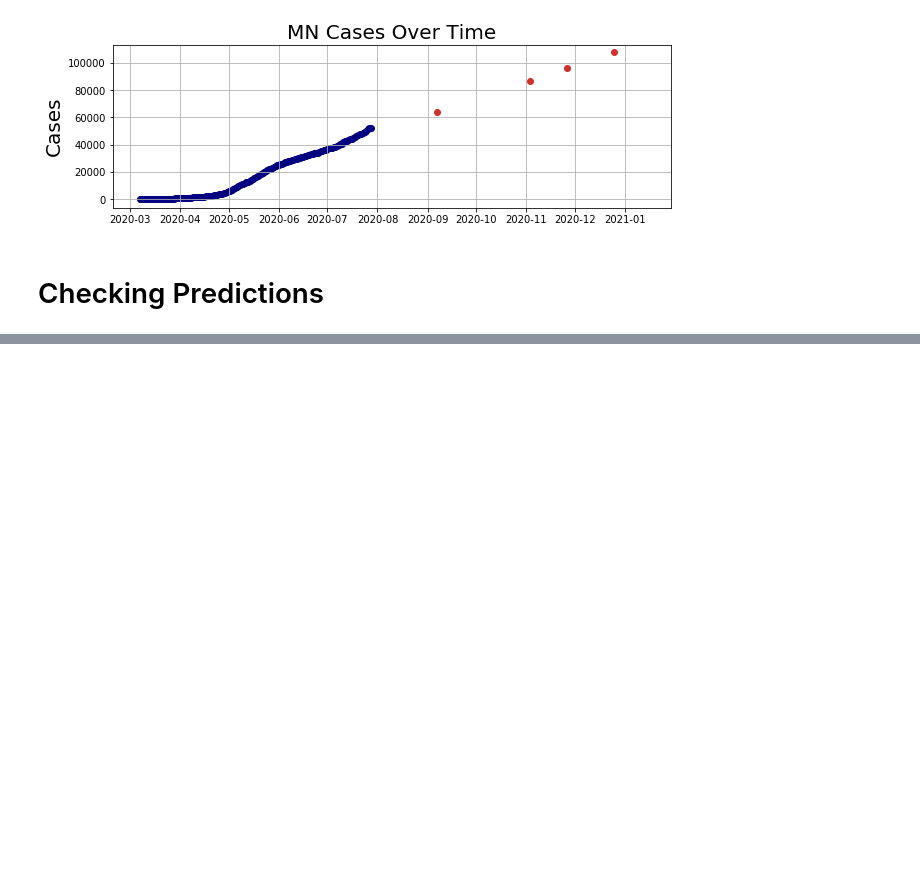
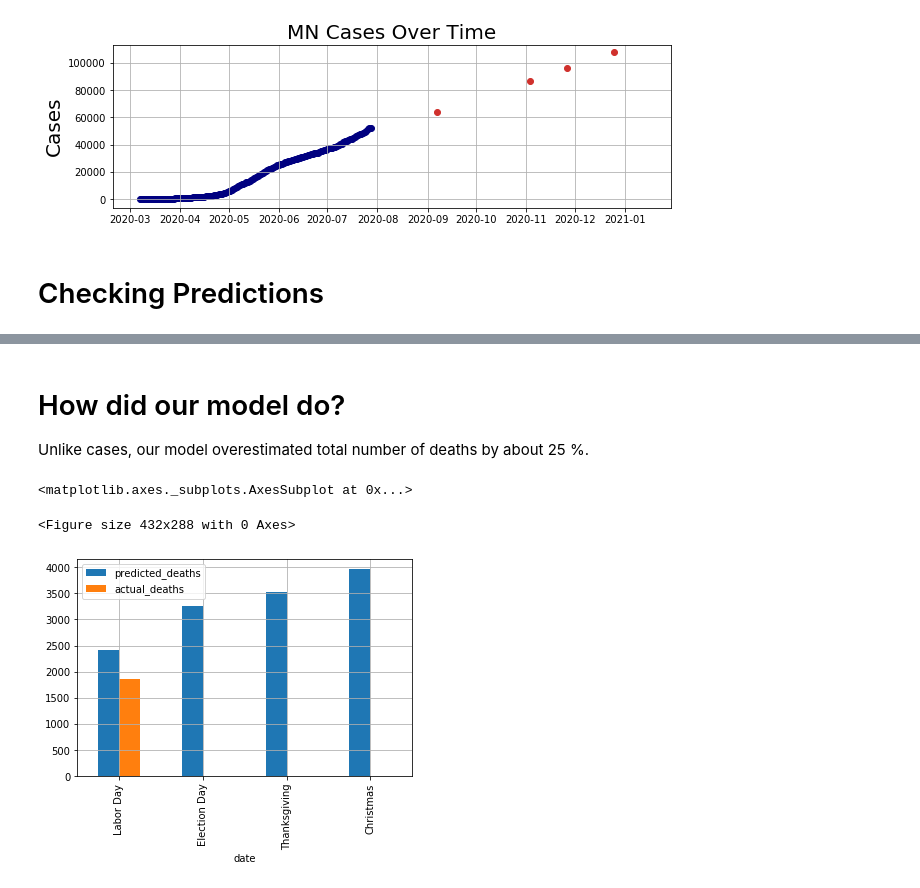
Before and after one commit to searanch/Covid-19-Hackathon, a Jupyter notebook: Original_Model.ipynb, the cells around one changed output, grey strips where cells are left out. Drawn from its saved outputs; the diff is of its cells as text; code cells hidden in the pictures; blank space fills up the shorter version.

```diff
--- a/Original_Model.ipynb
+++ b/Original_Model.ipynb
@@ -257,0 +278,19 @@ MN.head()
+# %%
+# make df
+d = {'day':[7,3,26,25],'month':[9,11,11,12],'date':['Labor Day','Election Day','Thanksgiving','Christmas'],'predicted_deaths':[2406,3249,3531,3964]}
+
+#Name dataframe and load data.
+predictions = pd.DataFrame(data=d)
+
+# Updated predicted cases with actual cases.
+d = {'day':[7,3,26,25],'month':[9,11,11,12],'predicted_deaths':[2406,3249,3531,3964],'actual_deaths':['1858','0','0','0']}
+d
+# Load data into dataframe.
+predictions = pd.DataFrame(data=d)
+predictions['actual_deaths'].astype(int)
+
+d = {'day':[7,3,26,25],'month':[9,11,11,12],'date':['Labor Day','Election Day','Thanksgiving','Christmas'],'predicted_deaths':[2406,3249,3531,3964],'actual_deaths':[1858,0,0,0]}
+
+deaths = pd.DataFrame(data=d)
+deaths = deaths[['date','predicted_deaths','actual_deaths']]
+deaths
@@ -257,0 +303,16 @@ MN.head()
+# %%
+# set index
+
+deaths = deaths.set_index('date')
+# %% [markdown]
+# How did our model do?
+Unlike cases, our model overestimated total number of deaths by about 25 %.
+# %%
+# Pandas plotting
+plt.figure();
+
+deaths.plot.bar(grid=True)
+# %% [output]
+<matplotlib.axes._subplots.AxesSubplot at 0x...>
+<Figure size 432x288 with 0 Axes>
+[figure, added]
```
Also changed, not shown: parts of 12 cells of this notebook, 2 other files.
